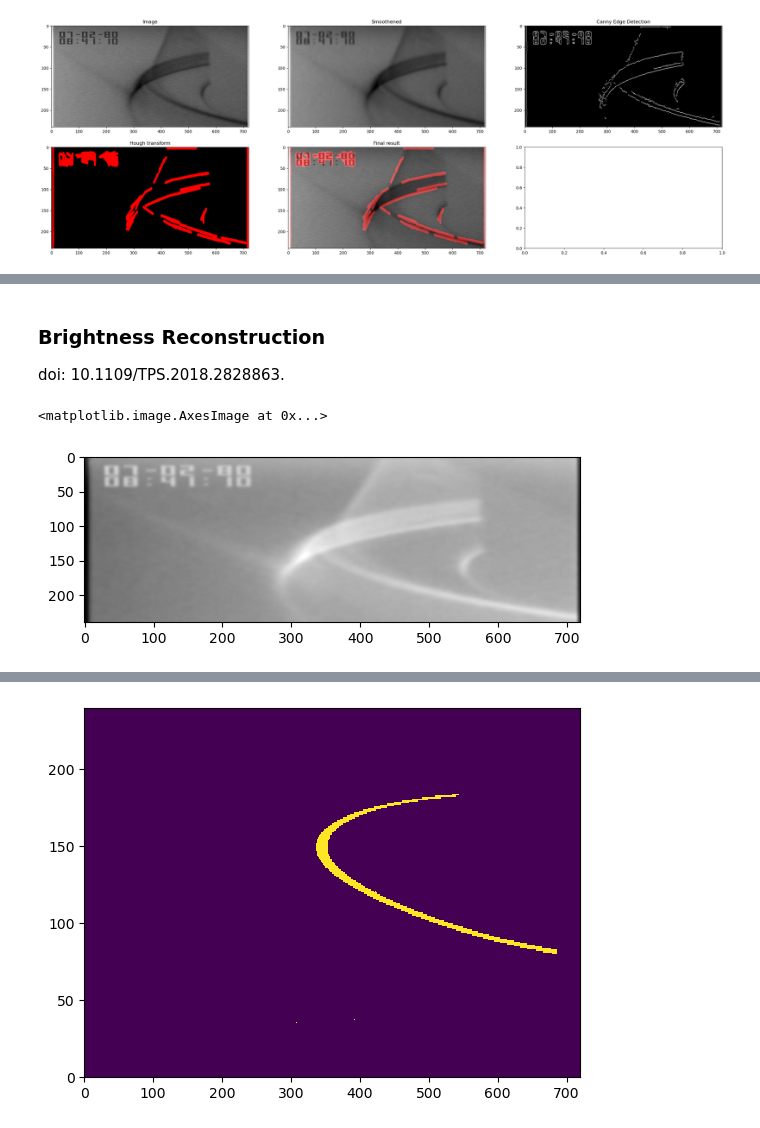
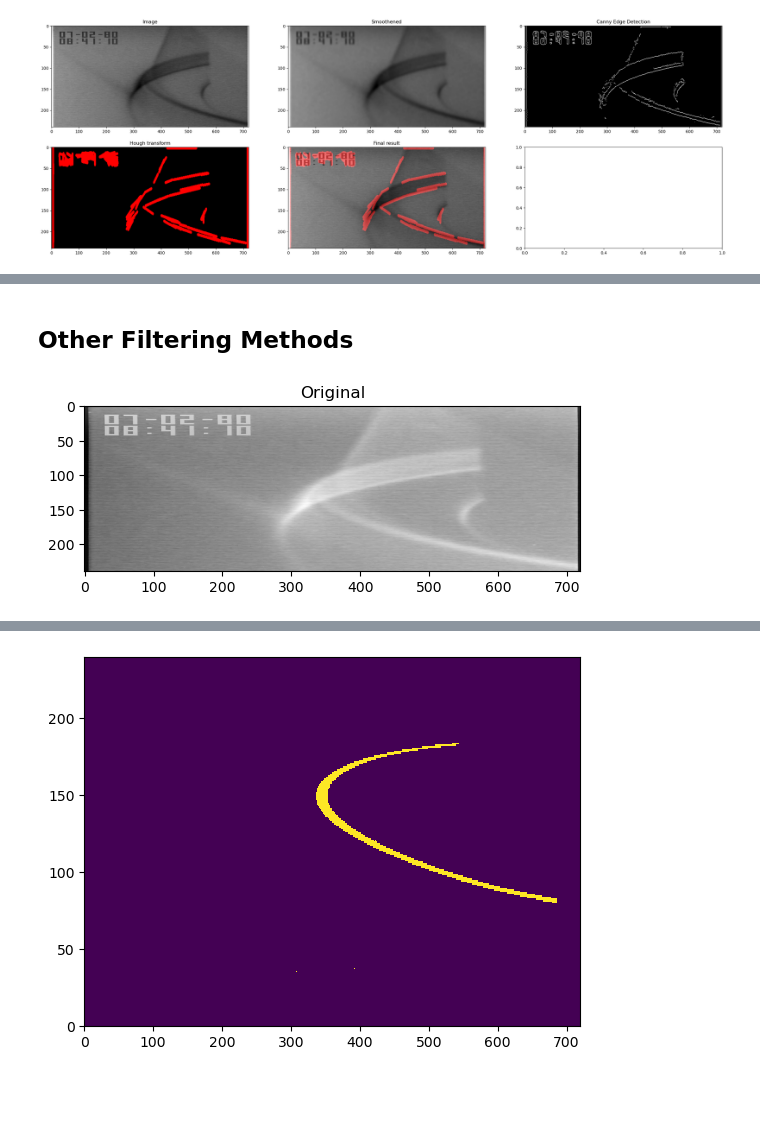
Before and after one commit to PlasmaControl/plasma-tv, a Jupyter notebook: plasma-tv-base-code.ipynb, the cells around one changed output, grey strips where cells are left out. Cells and saved outputs as stored; diff of their text form; code cells hidden in the pictures; blank space fills up the shorter version.

```diff
--- a/plasma-tv-base-code.ipynb
+++ b/plasma-tv-base-code.ipynb
@@ -180,17 +177,17 @@ plt.show()
-# %% [markdown]
-### Brightness Reconstruction
-doi: 10.1109/TPS.2018.2828863.
+# %% [markdown]
+## Other Filtering Methods
 # %%
 img = np.sqrt(vid[tid]).copy() # [25:250,250:700]
 ratio = np.amax(img) / 255
 img8 = (img/ratio).astype('uint8')
-kernel_size = 11
+kernel_size = 5
 blur_gray = cv2.GaussianBlur(img8,(kernel_size, kernel_size),0)
 
 # img = cv2.imread('zhang4ab-2828863-large.jpg')
 # img8 = cv2.cvtColor(img, cv2.COLOR_BGR2GRAY)[100:200,100:200]
 
-plt.imshow(blur_gray, cmap='gray')
+plt.imshow(img8, cmap='gray')
+plt.title('Original')
+plt.show()
 # %% [output]
-<matplotlib.image.AxesImage at 0x...>
-[figure, old version]
+[figure, new version]
```
Also changed, not shown: parts of 24 cells of this notebook, 3 other files.
